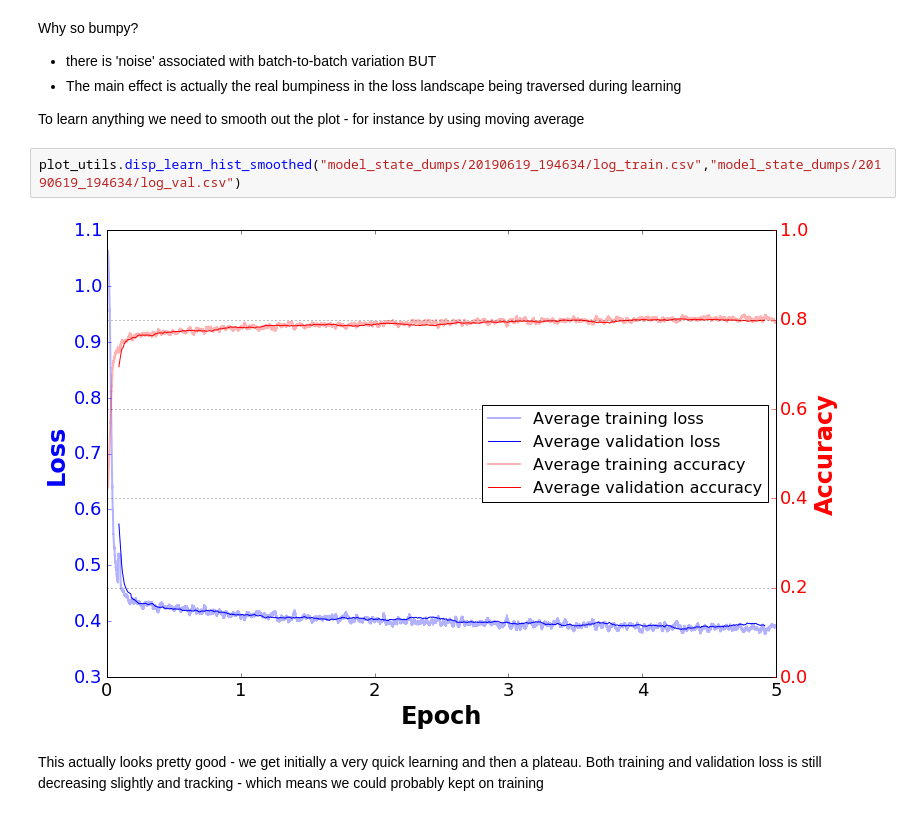
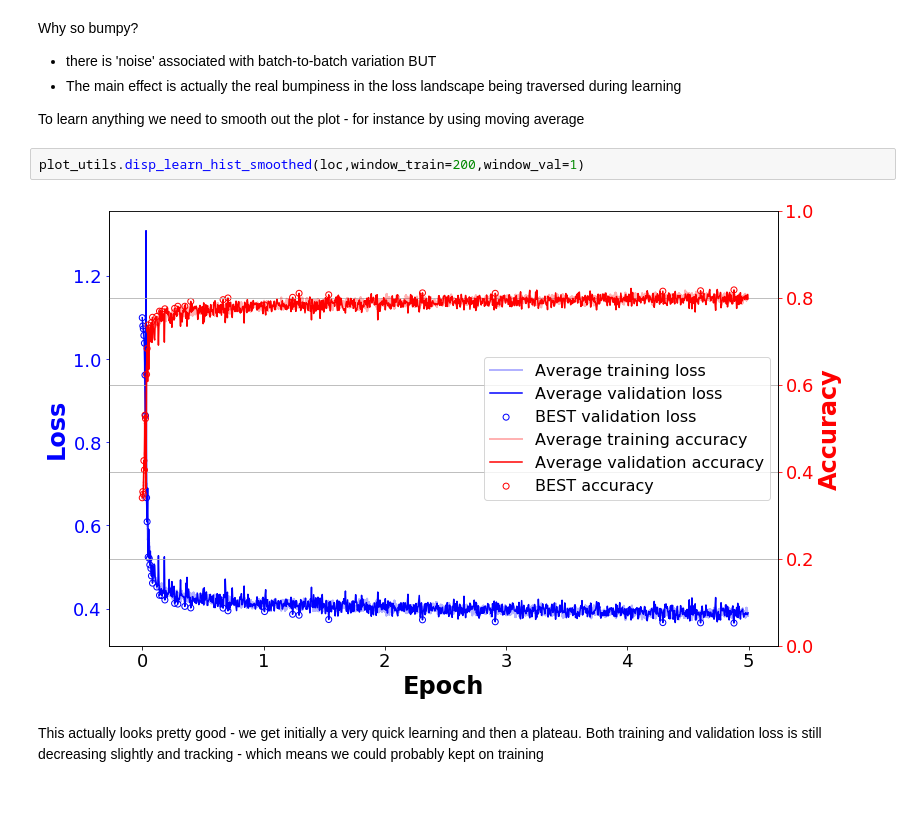
Before and after one commit to wfedorko/TRISEP_ML_tutorial, a Jupyter notebook: notebooks/Training diagnostics and performance metrics.ipynb, the cells around one changed output. Saved outputs shown, nothing was run; the diff lists cells and outputs as text.

```diff
--- a/notebooks/Training diagnostics and performance metrics.ipynb
+++ b/notebooks/Training diagnostics and performance metrics.ipynb
@@ -25,10 +27,10 @@ Why so bumpy?
    - The main effect is actually the real bumpiness in the loss landscape being traversed during learning
 
 To learn anything we need to smooth out the plot - for instance by using moving average
-# %%
-plot_utils.disp_learn_hist_smoothed("model_state_dumps/20190619_194634/log_train.csv","model_state_dumps/20190619_194634/log_val.csv")
-# %% [output]
-[figure, removed]
+# %%
+plot_utils.disp_learn_hist_smoothed(loc,window_train=200,window_val=1)
+# %% [output]
+[figure, added]
 # %% [markdown]
 This actually looks pretty good - we get initially a very quick learning and then a plateau. Both training and validation loss is still decreasing slightly and tracking - which means we could probably kept on training
 # %% [markdown]
```
Also changed, not shown: parts of 22 cells of this notebook, 2 other files.
